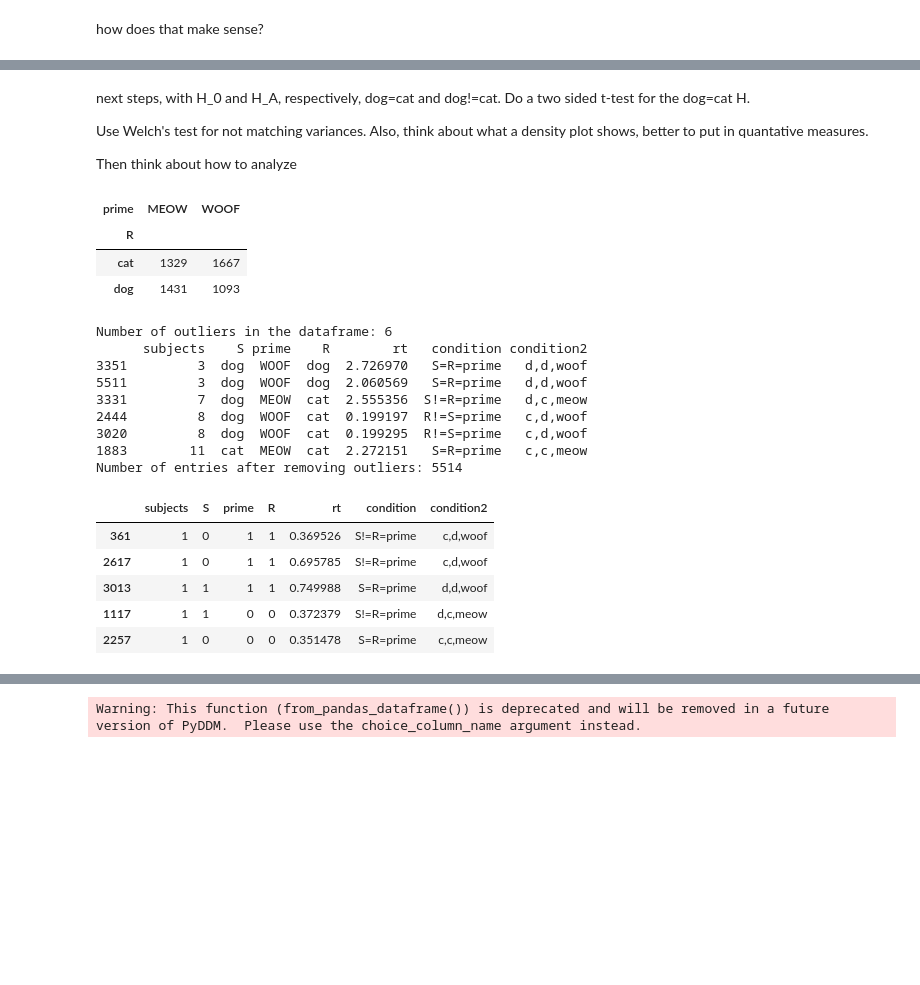
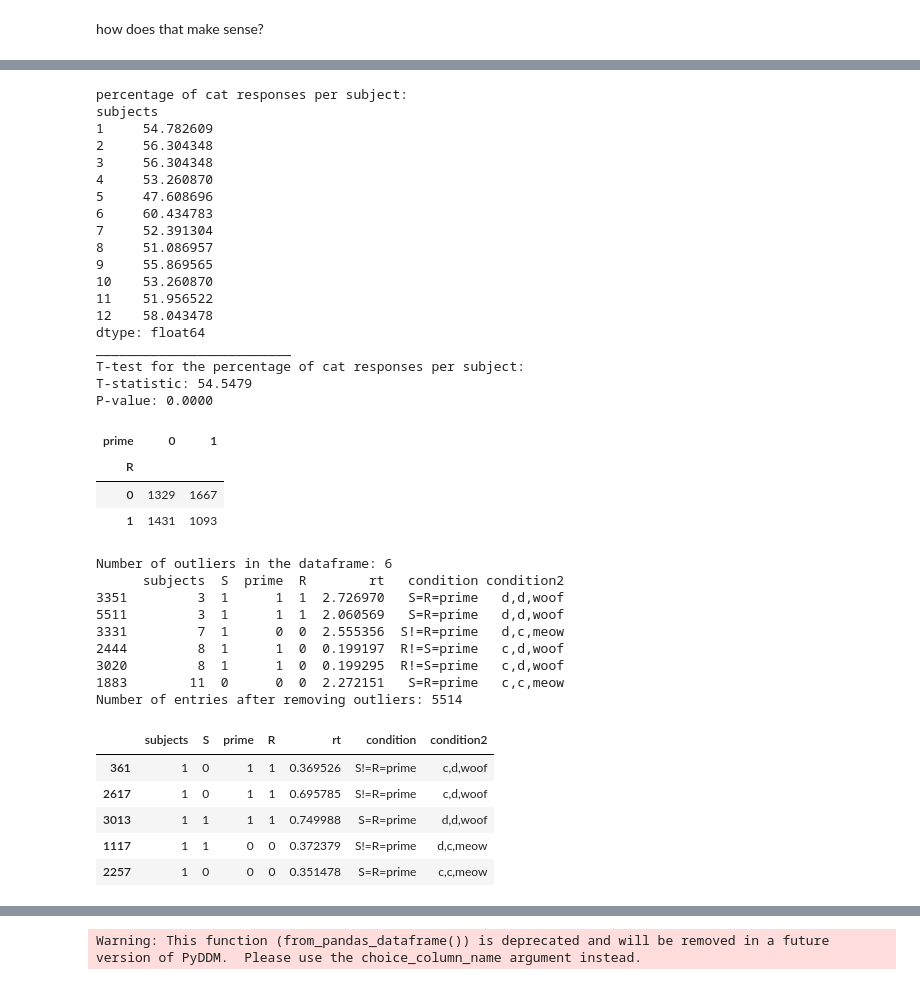
Before and after one commit to JesseK18/DDM_final-, a Jupyter notebook: data.ipynb, the cells around one changed output, grey strips where cells are left out. Drawn from its saved outputs; the diff is of its cells as text; code cells hidden in the pictures; blank space fills up the shorter version.

```diff
--- a/data.ipynb
+++ b/data.ipynb
@@ -145,30 +169,57 @@ how does that make sense?
 
 
 <img src="idea.png" alt="Idea" width="400"/>
-# %% [markdown]
-next steps, with H_0 and H_A, respectively, dog=cat and dog!=cat. Do a two sided t-test for the dog=cat H.
-
-Use Welch's test for not matching variances.
-Also, think about what a density plot shows, better to put in quantative measures.
-
-Then think about how to analyze
 # %%
+
 # Create a contingency table with S, R, and prime
 #contingency_table = pd.crosstab(index=[df['S'], df['R'],df['prime']], columns=[df['S'], df['R'],df['prime']])
 
 contingency_table1 = pd.crosstab(df['S'], df['R'])
 contingency_table2 = pd.crosstab(df['S'], df['prime'])
 contingency_table3 = pd.crosstab(df['R'], df['prime']) #shows that there is a bias towards cats, cats been chosen more.
+# Separate reaction times for cat and dog
+
+
+# Calculate the percentage of cat responses per subject
+cat_percentage_per_subject = df[df['R'] == 0].groupby('subjects').size() / df.groupby('subjects').size() * 100
+# percentage of cat responses per subject
+print("percentage of cat responses per subject:")
+print(cat_percentage_per_subject)
+# Perform t-test
+t_stat, p_value = ttest_1samp(cat_percentage_per_subject, 0.4)
+print('_________________________')
+print("T-test for the percentage of cat responses per subject:")
+print(f"T-statistic: {t_stat:.4f}")
+print(f"P-value: {p_value:.4f}")
 # Display the contingency table
 
 contingency_table3
 # %% [output]
+percentage of cat responses per subject:
+subjects
+1     54.782609
+2     56.304348
+3     56.304348
+4     53.260870
+5     47.608696
+6     60.434783
+7     52.391304
+8     51.086957
+9     55.869565
+10    53.260870
+11    51.956522
+12    58.043478
+dtype: float64
+_________________________
+T-test for the percentage of cat responses per subject:
+T-statistic: 54.5479
+P-value: 0.0000
-| prime | MEOW | WOOF |
+| prime | 0 | 1 |
 | R |  |  |
-| cat | 1329 | 1667 |
-| dog | 1431 | 1093 |
+| 0 | 1329 | 1667 |
+| 1 | 1431 | 1093 |
 # %%
-#Cleanse data
+# Cleanse data
 
 # Check for missing entries in the dataframe
 missing_entries = df.isnull().sum()
@@ -189,25 +240,18 @@ print(outliers)
 # Remove outliers from the dataframe
 df= df[~df.index.isin(outliers.index)]
 print("Number of entries after removing outliers:", df.shape[0])
-#removed 6 outliers
-
-
-# Change categorical variables from 'dog' to 1 and 'cat' to 0 for columns 'R' and 'S'
-df['R'] = df['R'].map({'dog': 1, 'cat': 0})
-df['S'] = df['S'].map({'dog': 1, 'cat': 0})
-# Replace 'WOOF' and 'MEOW' with 1 and 0 respectively in the 'prime' column
-df['prime'] = df['prime'].replace({'WOOF': 1, 'MEOW': 0}) #optional
+#removed 6 outliers, should be fine as it is less than 1% of the data
 
 df.head()
 # %% [output]
 Number of outliers in the dataframe: 6
-      subjects    S prime    R        rt   condition condition2
-3351         3  dog  WOOF  dog  2.726970   S=R=prime   d,d,woof
-5511         3  dog  WOOF  dog  2.060569   S=R=prime   d,d,woof
-3331         7  dog  MEOW  cat  2.555356  S!=R=prime   d,c,meow
-2444         8  dog  WOOF  cat  0.199197  R!=S=prime   c,d,woof
-3020         8  dog  WOOF  cat  0.199295  R!=S=prime   c,d,woof
-1883        11  cat  MEOW  cat  2.272151   S=R=prime   c,c,meow
+      subjects  S  prime  R        rt   condition condition2
+3351         3  1      1  1  2.726970   S=R=prime   d,d,woof
+5511         3  1      1  1  2.060569   S=R=prime   d,d,woof
+3331         7  1      0  0  2.555356  S!=R=prime   d,c,meow
+2444         8  1      1  0  0.199197  R!=S=prime   c,d,woof
+3020         8  1      1  0  0.199295  R!=S=prime   c,d,woof
+1883        11  0      0  0  2.272151   S=R=prime   c,c,meow
 Number of entries after removing outliers: 5514
 |  | subjects | S | prime | R | rt | condition | condition2 |
 | 361 | 1 | 0 | 1 | 1 | 0.369526 | S!=R=prime | c,d,woof |
```
Also changed, not shown: parts of 14 cells of this notebook, 2 other files.
